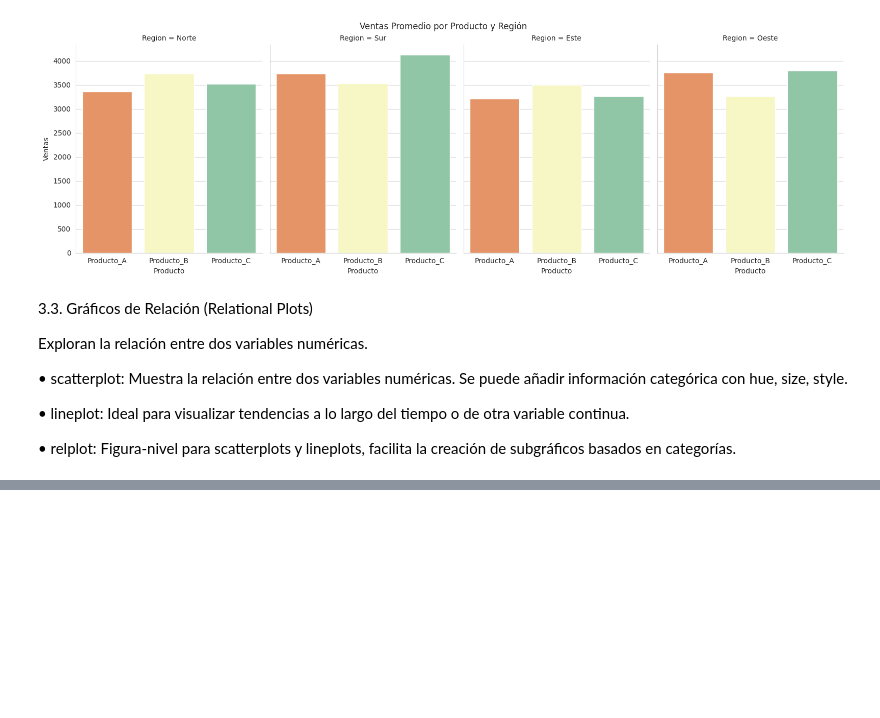
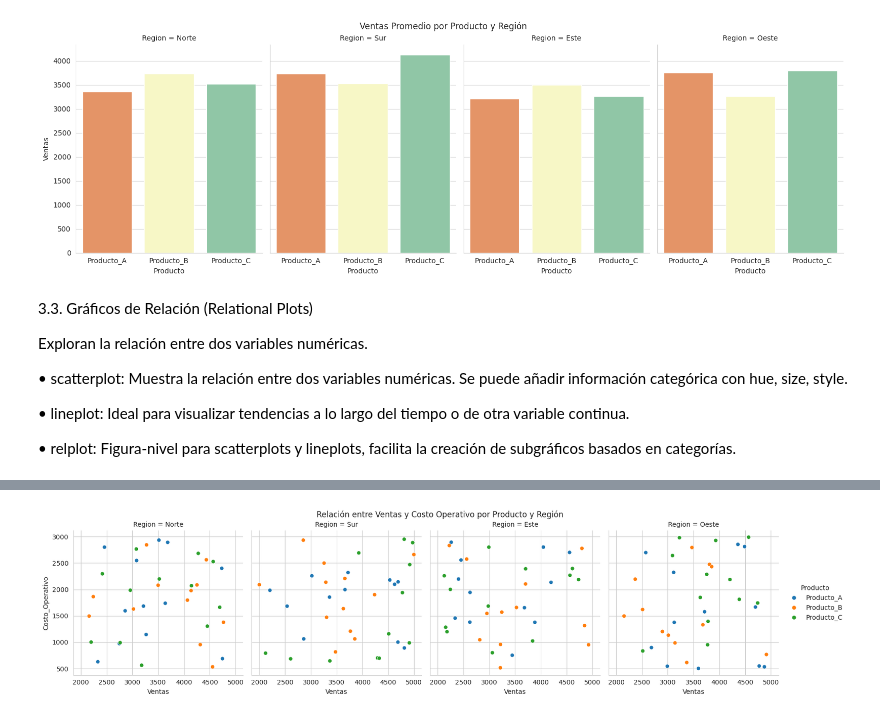
Before and after one commit to brunobobadilla06/Practica---Ciencia-de-Datos-I, a Jupyter notebook: Practica_3.ipynb, the cells around one changed output, grey strips where cells are left out. Saved outputs shown, nothing was run; the diff lists cells and outputs as text; code cells hidden in the pictures; blank space fills up the shorter version.

```diff
--- a/Practica_3.ipynb
+++ b/Practica_3.ipynb
@@ -287,0 +315,8 @@ Exploran la relación entre dos variables numéricas.
+# %%
+# Relplot= Relacion entre ventas y costo operativo, separada por region
+sns.relplot(data=df, x='Ventas', y='Costo_Operativo', col='Region', hue='Producto', kind='scatter', height=4, aspect=1)
+plt.suptitle('Relación entre Ventas y Costo Operativo por Producto y Región', y=1.02)
+plt.show()
+#
+# %% [output]
+[figure, added]
```
Also changed, not shown: parts of 2 cells of this notebook.
